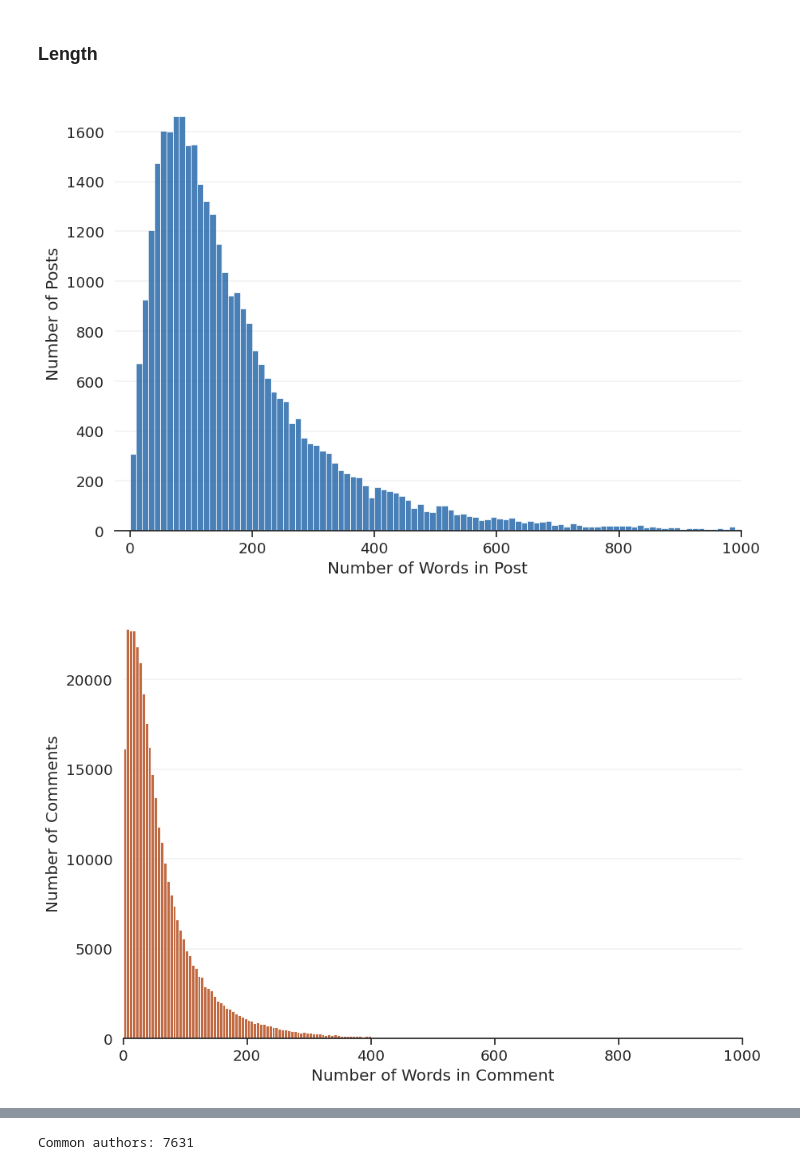
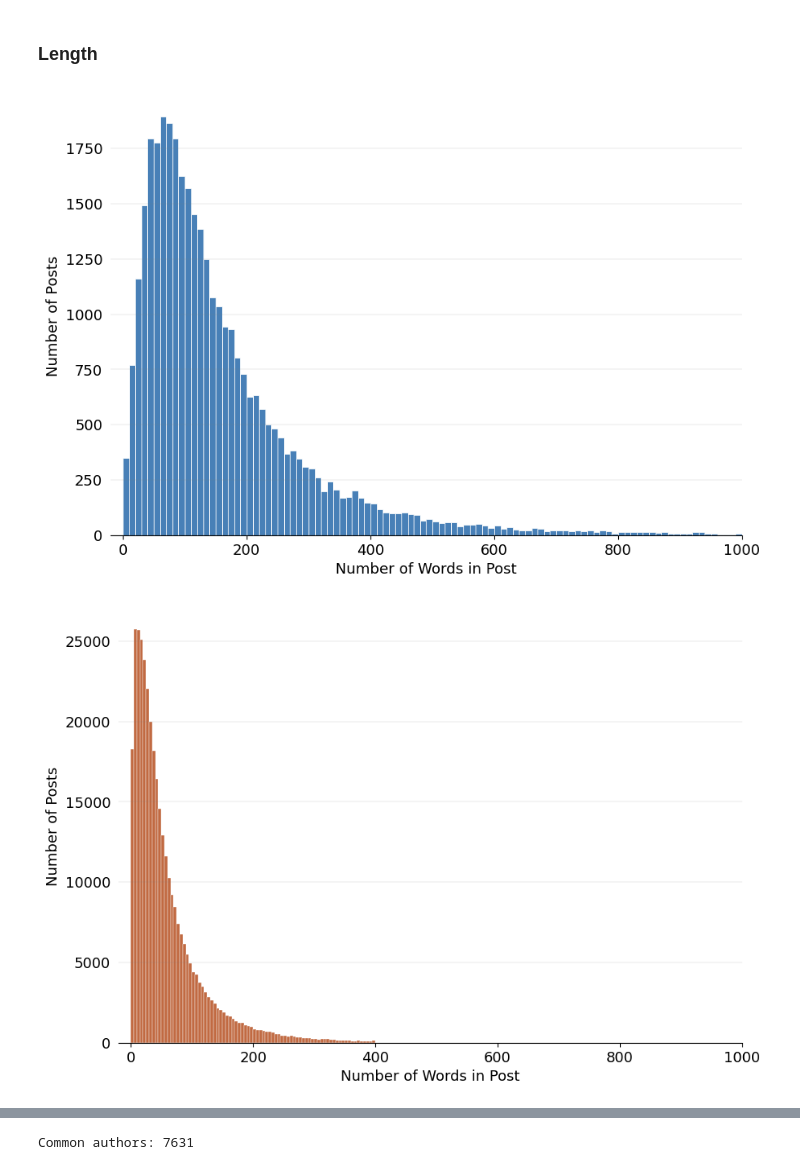
Before and after one commit to federicabologna/endoOHCs, a Jupyter notebook: code/dataset_stats.ipynb, the cells around one changed output, grey strips where cells are left out. Drawn from its saved outputs; the diff is of its cells as text; code cells hidden in the pictures.

```diff
--- a/code/dataset_stats.ipynb
+++ b/code/dataset_stats.ipynb
@@ -34,3 +18,6 @@ Mounted at /content/drive
 # %%
 # point to the drive directory
 endo_dir = '/content/drive/MyDrive/endometriosis/'
+# %%
+import matplotlib as mpl
+mpl.rcParams['font.size'] = 13
@@ -75,2 +54,0 @@ def len_docs_column(df):
-# %%
-data_df['n_words'] = len_docs_column(data_df)
@@ -88,0 +55,6 @@ len(endometriosis)
+# %%
+corpus = data_df['text'].tolist()
+vectorizer = CountVectorizer(lowercase=False)
+X = vectorizer.fit_transform(corpus)
+token_counts = X.sum(axis=1)
+data_df['n_words'] = np.array(token_counts).flatten()
@@ -88,0 +63,8 @@ len(endometriosis)
+# %%
+def num_unique_words(df):
+
+  corpus = df['text'].tolist()
+  unique_vectorizer = CountVectorizer(lowercase=True)
+  X = unique_vectorizer.fit_transform(corpus)
+
+  return len(unique_vectorizer.get_feature_names_out())
@@ -322,40 +216,32 @@ plt.show()
 # %% [markdown]
 ### Length
 # %%
-plt.figure(figsize=(10, 7))
-color = sns.color_palette('Blues')[len(posts_year_df.index)//2]
-ax = sns.histplot(data=posts, x="n_words", bins=100, binrange=(0,1000), color=color)
-plt.xlim(xmin=-25,xmax=1000)
-ax.grid(color='grey', axis='y', linestyle='-', linewidth=0.25, alpha=0.5)
-plt.tick_params(left=False)
-#ax.set_ylim(0, 22000)
+for tup in [('Posts', posts_year_df, "Blues"), ('Comments', comments_year_df, "Oranges")]:
 
-ax.spines['top'].set_visible(False)
-ax.spines['right'].set_visible(False)
-ax.spines['left'].set_visible(False)
+  typ = tup[0]
+  df = tup[1]
+  color_keyword = tup[2]
 
-plt.xlabel('Number of Words in Post')
-plt.ylabel('Number of Posts')
-plt.savefig(os.path.join(endo_dir, 'data', f'len_posts.png'), dpi = 500, bbox_inches = "tight")
-plt.show()
+  plt.figure(figsize=(10, 7))
+  plt.xlim(xmin=-10,xmax=1000)
+
+  color = sns.color_palette(color_keyword)[len(df.index)//2]
+  if typ == 'Posts':
+    ax = sns.histplot(data=posts, x="n_words", bins=100, binrange=(0,1000), color=color, edgecolor='white')
+  elif typ == 'Comments':
+    ax = sns.histplot(data=comments, x="n_words", bins=80, binrange=(0,400), color=color, edgecolor='white')
+
+  ax.set_xlim(-20,1000)
+  ax.grid(color='grey', axis='y', linestyle='-', linewidth=0.25, alpha=0.5)
+  plt.tick_params(left=False)
+  ax.spines['top'].set_visible(False)
+  ax.spines['right'].set_visible(False)
+  ax.spines['left'].set_visible(False)
+
+  plt.xlabel('Number of Words in Post')
+  plt.ylabel('Number of Posts')
+  plt.savefig(os.path.join(endo_dir, 'data', f'len_{typ.lower()}.png'), dpi = 500, bbox_inches = "tight")
+  plt.show()
 # %% [output]
-[figure, old version]
+[figure, new version]
+[figure, added]
-# %%
-plt.figure(figsize=(10, 7))
-color = sns.color_palette('Oranges')[len(comments_year_df.index)//2]
-ax = sns.histplot(data=comments, x="n_words", bins=80, binrange=(0,400), color=color)
-plt.xlim(xmin=-10,xmax=400)
-ax.grid(color='grey', axis='y', linestyle='-', linewidth=0.25, alpha=0.5)
-plt.tick_params(left=False)
-ax.set_xlim(0,1000)
-
-ax.spines['top'].set_visible(False)
-ax.spines['right'].set_visible(False)
-ax.spines['left'].set_visible(False)
-
-plt.xlabel('Number of Words in Comment')
-plt.ylabel('Number of Comments')
-plt.savefig(os.path.join(endo_dir, 'data', f'len_comms.png'), dpi = 300, bbox_inches = "tight")
-plt.show()
-# %% [output]
-[figure, removed]
```
Also changed, not shown: parts of 52 cells of this notebook, 7 other files.
